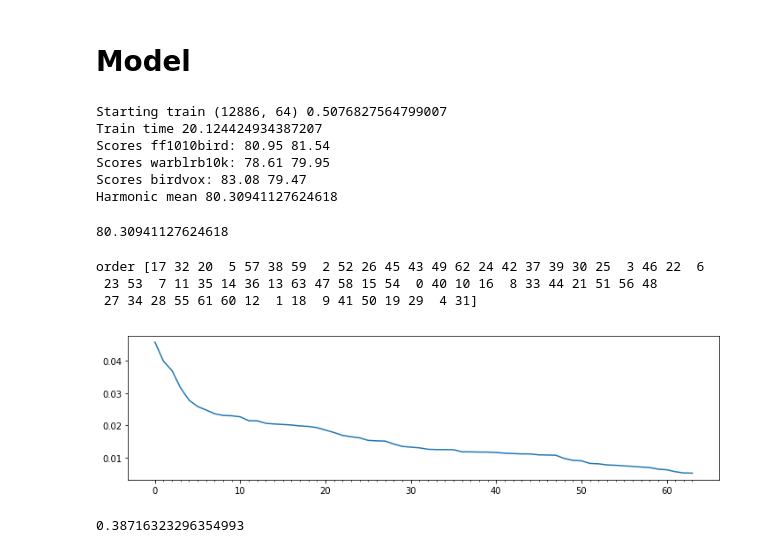
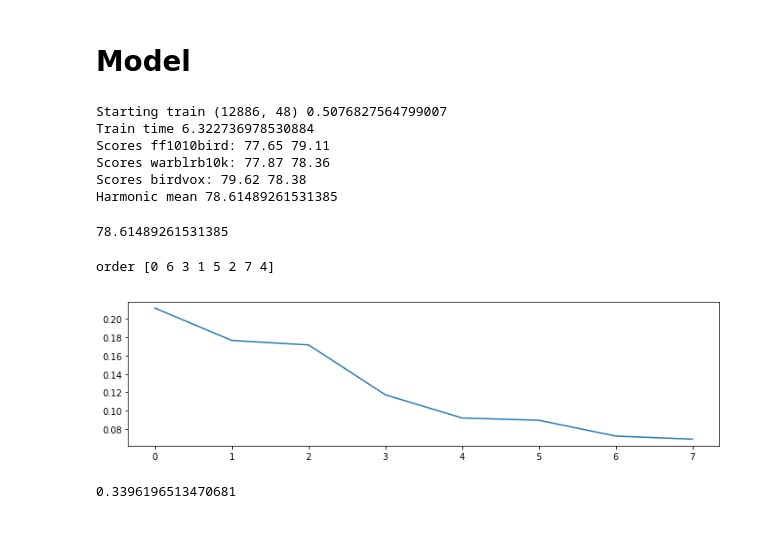
Before and after one commit to jonnor/birddetect, a Jupyter notebook: Model.ipynb, the cells around one changed output. Drawn from its saved outputs; the diff is of its cells as text; code cells hidden in the pictures.

```diff
--- a/Model.ipynb
+++ b/Model.ipynb
@@ -25,7 +25,7 @@ import librosa
 import librosa.display
 # %%
 
-def load_dataset(featurespath, labelpath=None, name=None, datadir='data/mels64-median3-fmin0-fmax20050-minmax/'):
+def load_dataset(featurespath, labelpath=None, name=None, datadir='data/mels64-median3-fmin500-fmax15000-minmax/'):
     if name is None:
         name=featurespath.split('_')[0]
     features = pandas.read_csv(datadir+featurespath)
@@ -130,6 +131,7 @@ def get_features(data):
     label_columns = ['hasbird']
     ignore_columns = ['filename', 'dataset']
     feature_columns = list(set(data.columns) - set(label_columns) - set(ignore_columns))
+    feature_columns = feature_columns[16:]
     X = data[feature_columns]
     try:
         Y = data[label_columns[0]]
@@ -168,7 +170,8 @@ X_train = numpy.concatenate([ s[0] for n,s in split.items() ])
 Y_train = numpy.concatenate([ s[2] for n,s in split.items() ])
 
 rf = make_pipeline(
-    RandomForestClassifier(n_estimators=100, random_state=1),
+    pca,
+    RandomForestClassifier(n_estimators=50, min_samples_leaf=0.001, random_state=1),
 )
 
 start = time.time()
@@ -179,29 +182,27 @@ print('Train time', end-start)
 
 evaluate_model(rf, split)
 # %% [output]
-Starting train (12886, 64) 0.5076827564799007
-Train time 20.124424934387207
-Scores ff1010bird: 80.95 81.54
-Scores warblrb10k: 78.61 79.95
-Scores birdvox: 83.08 79.47
-Harmonic mean 80.30941127624618
+Starting train (12886, 48) 0.5076827564799007
+Train time 6.322736978530884
+Scores ff1010bird: 77.65 79.11
+Scores warblrb10k: 77.87 78.36
+Scores birdvox: 79.62 78.38
+Harmonic mean 78.61489261531385
-80.30941127624618
+78.61489261531385
 # %%
-importance = rf.steps[0][1].feature_importances_
+importance = rf.steps[1][1].feature_importances_
 order = numpy.argsort(importance)[::-1]
 print('order', order)
 f = plt.figure(figsize=(12,3))
 p = f.add_subplot(111)
 x = list(range(len(importance)))
 p.plot(x, importance[order])
 tt = [str(t) for t in order]
 p.set_xticks(x, tt)
 None
 # %% [output]
-order [17 32 20  5 57 38 59  2 52 26 45 43 49 62 24 42 37 39 30 25  3 46 22  6
- 23 53  7 11 35 14 36 13 63 47 58 15 54  0 40 10 16  8 33 44 21 51 56 48
- 27 34 28 55 61 60 12  1 18  9 41 50 19 29  4 31]
+order [0 6 3 1 5 2 7 4]
-[figure, old version]
+[figure, new version]
 # %%
 #best_features = list(order[:24])
 #best_features
@@ -221,4 +222,4 @@ df.to_csv('submission.csv', index=False, header=False)
 # %%
 df.prediction.mean()
 # %% [output]
-0.38716323296354993
+0.3396196513470681
```
Also changed, not shown: parts of 8 cells of this notebook, 1 other file.
